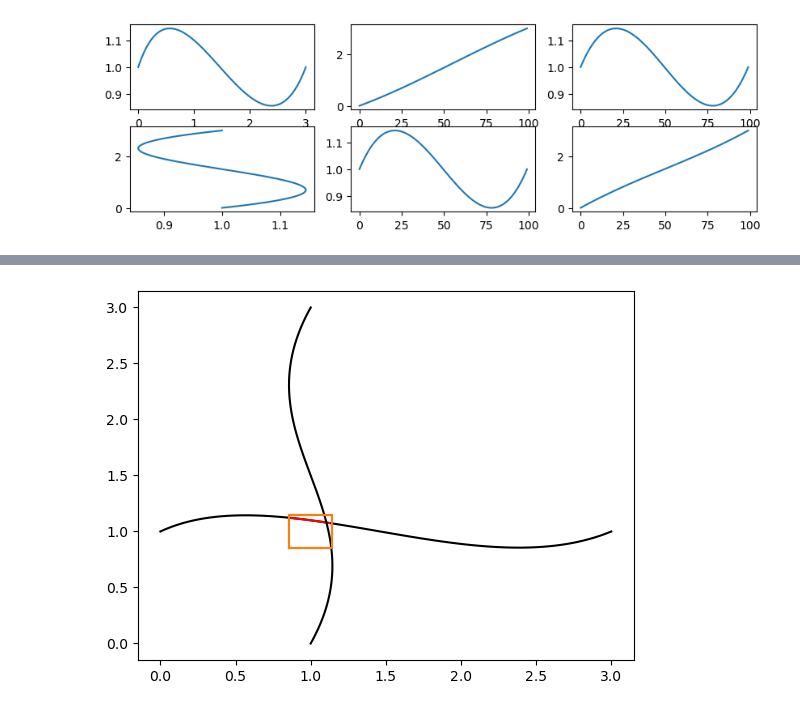
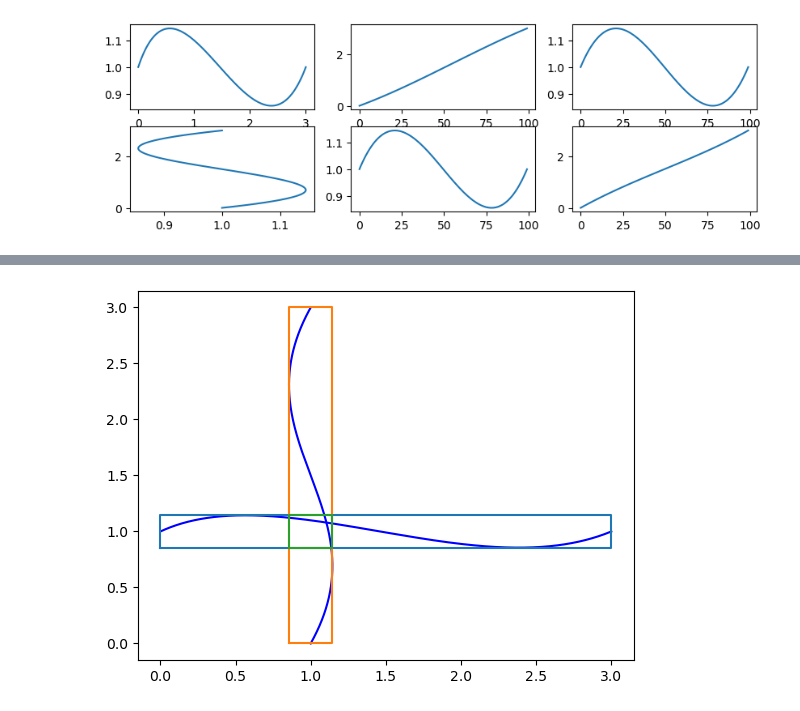
Before and after one commit to apoudel20/python-cbet, a Jupyter notebook: intersection_test.ipynb, the cells around one changed output, grey strips where cells are left out. Cells and saved outputs as stored; diff of their text form; code cells hidden in the pictures.

Commit message:
bounding box intersection error

```diff
--- a/intersection_test.ipynb
+++ b/intersection_test.ipynb
@@ -79,20 +34,58 @@ plt.plot([x_min, x_min, x_max, x_max, x_min], [y_min, y_max, y_max, y_min, y_min
-# %%
-# get the section of the curve that is within the bounding box
-one_points = np.array(one_curve.point_at_t(np.linspace(0, 1, 100)))
-plt.plot(*one_points.T, c='k')
-# print bounding box
-plt.plot([x_min, x_min, x_max, x_max, x_min], [y_min, y_max, y_max, y_min, y_min])
-one_points = one_points[(one_points.T[0] >= x_min) & (one_points.T[0] <= x_max) & (one_points.T[1] >= y_min) & (one_points.T[1] <= y_max)]
-plt.plot(*one_points.T, c='r')
-
-# get the section of the other curve that is within the bounding box
-other_points = np.array(other_curve.point_at_t(np.linspace(0, 1, 100)))
-plt.plot(*other_points.T, c='k')
-# print bounding box
-plt.plot([x_min, x_min, x_max, x_max, x_min], [y_min, y_max, y_max, y_min, y_min])
-
-# get the roots of the first curve within the bounding box
-x_polynomial, y_polynomial = one_curve.polynomial_coefficients.T # index same as degree
-x_polynomial, y_polynomial = Polynomial(x_polynomial), Polynomial(y_polynomial)
-# %% [output]
-[figure, removed]
+# %%
+def plot_bezier_curve(curve, nTimes=1000):
+    x, y = np.array(curve.point_at_t(np.linspace(0,1,1000))).T
+    plt.plot(x,y, c='blue')
+def plot_bounding_box(box):
+    plt.plot([box[0][0], box[0][0], box[0][1], box[0][1], box[0][0]],
+             [box[1][0], box[1][1], box[1][1], box[1][0], box[1][0]])
+def get_bounding_box_area(box):
+    return (box[0][1] - box[0][0]) * (box[1][1] - box[1][0])
+def get_bounding_box_intersection(box1, box2):
+    x_min, x_max = max(box1[0][0], box2[0][0]), min(box1[0][1], box2[0][1])
+    y_min, y_max = max(box1[1][0], box2[1][0]), min(box1[1][1], box2[1][1])
+    # if they don't intersect, return -1
+    if x_min > x_max or y_min > y_max:
+        return -1
+    return (x_min, x_max), (y_min, y_max)
+def get_bounding_box(curve, min_t=0, max_t=1):
+    x_polynomial, y_polynomial = curve.polynomial_coefficients.T # index same as degree
+    x_polynomial, y_polynomial = Polynomial(x_polynomial), Polynomial(y_polynomial)
+    x_derivative, y_derivative = x_polynomial.deriv(), y_polynomial.deriv()
+    (x_begin, y_begin), (x_end, y_end) = curve.point_at_t(min_t), curve.point_at_t(max_t)
+    x_min, x_max = min(x_begin, x_end), max(x_begin, x_end)
+    y_min, y_max = min(y_begin, y_end), max(y_begin, y_end)
+
+    x_roots, y_roots = x_derivative.roots(), y_derivative.roots()
+    x_roots = x_roots[(x_roots >= min_t) & (x_roots <= max_t)]
+    y_roots = y_roots[(y_roots >= min_t) & (y_roots <= max_t)]
+    # print(x_polynomial, y_polynomial)
+    x_at_roots = x_polynomial(x_roots)
+    y_at_roots = y_polynomial(y_roots)
+    # print(x_at_roots, y_at_roots)
+    if len(x_at_roots):
+        x_min, x_max = min(x_min, *x_at_roots), max(x_max, *x_at_roots)
+    if len(y_at_roots):
+        y_min, y_max = min(y_min, *y_at_roots), max(y_max, *y_at_roots)
+    return (x_min, x_max), (y_min, y_max)
+
+# now we can use this function to get the bounding boxes of each curve
+one_box = get_bounding_box(one_curve)
+other_box = get_bounding_box(other_curve)
+
+# plot the first curve and bounding box
+plot_bezier_curve(one_curve)
+plot_bounding_box(one_box)
+
+# plot the other curve and bounding box
+plot_bezier_curve(other_curve)
+plot_bounding_box(other_box)
+
+# get the intersection bounding box
+(x_min, x_max), (y_min, y_max) = get_bounding_box_intersection(one_box, other_box)
+
+intersecting_box = (x_min, x_max), (y_min, y_max)
+
+# plot the intersection of the bounding boxes
+plot_bounding_box(intersecting_box)
+# %% [output]
+[figure, added]
```
Also changed, not shown: parts of 7 cells of this notebook, 6 other files.
